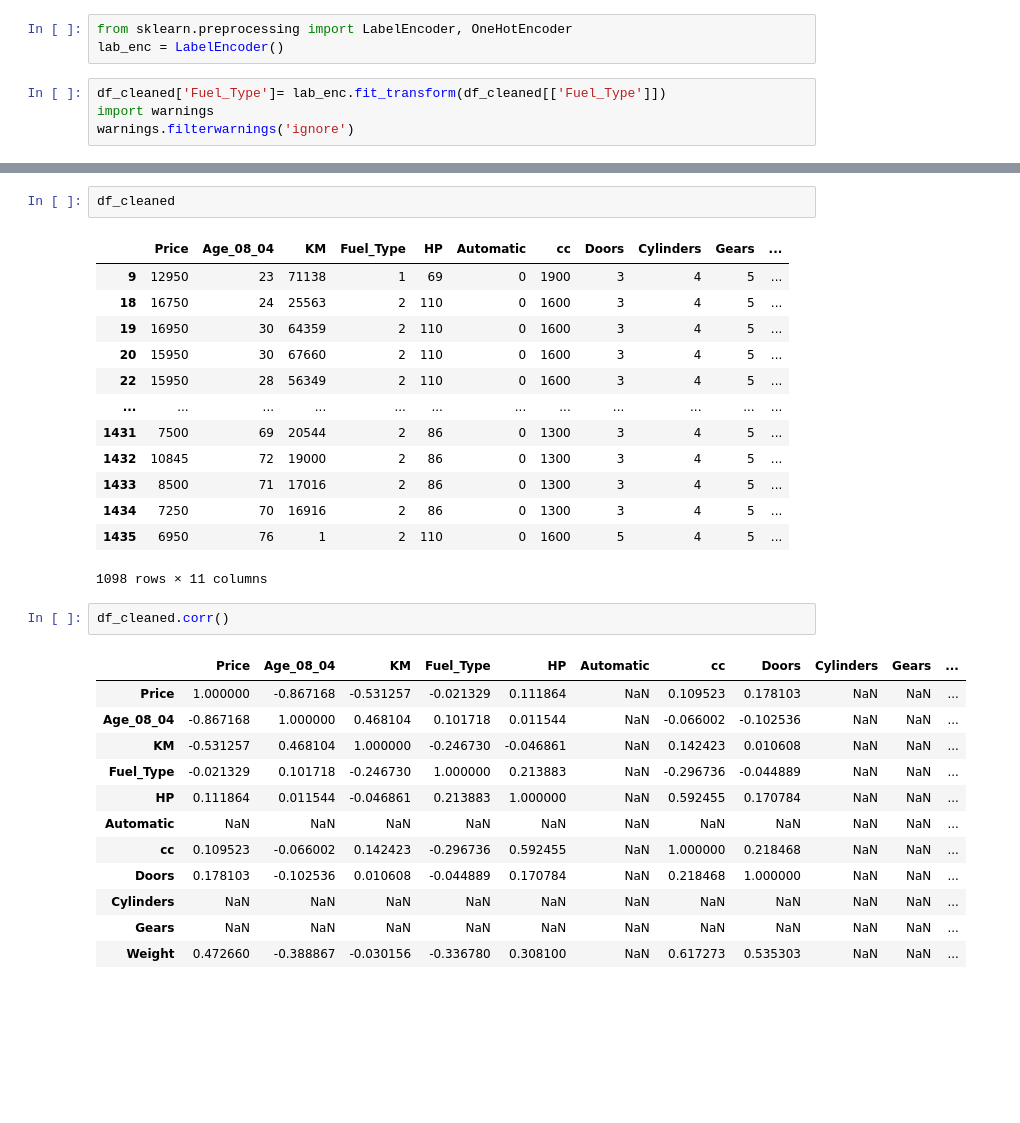
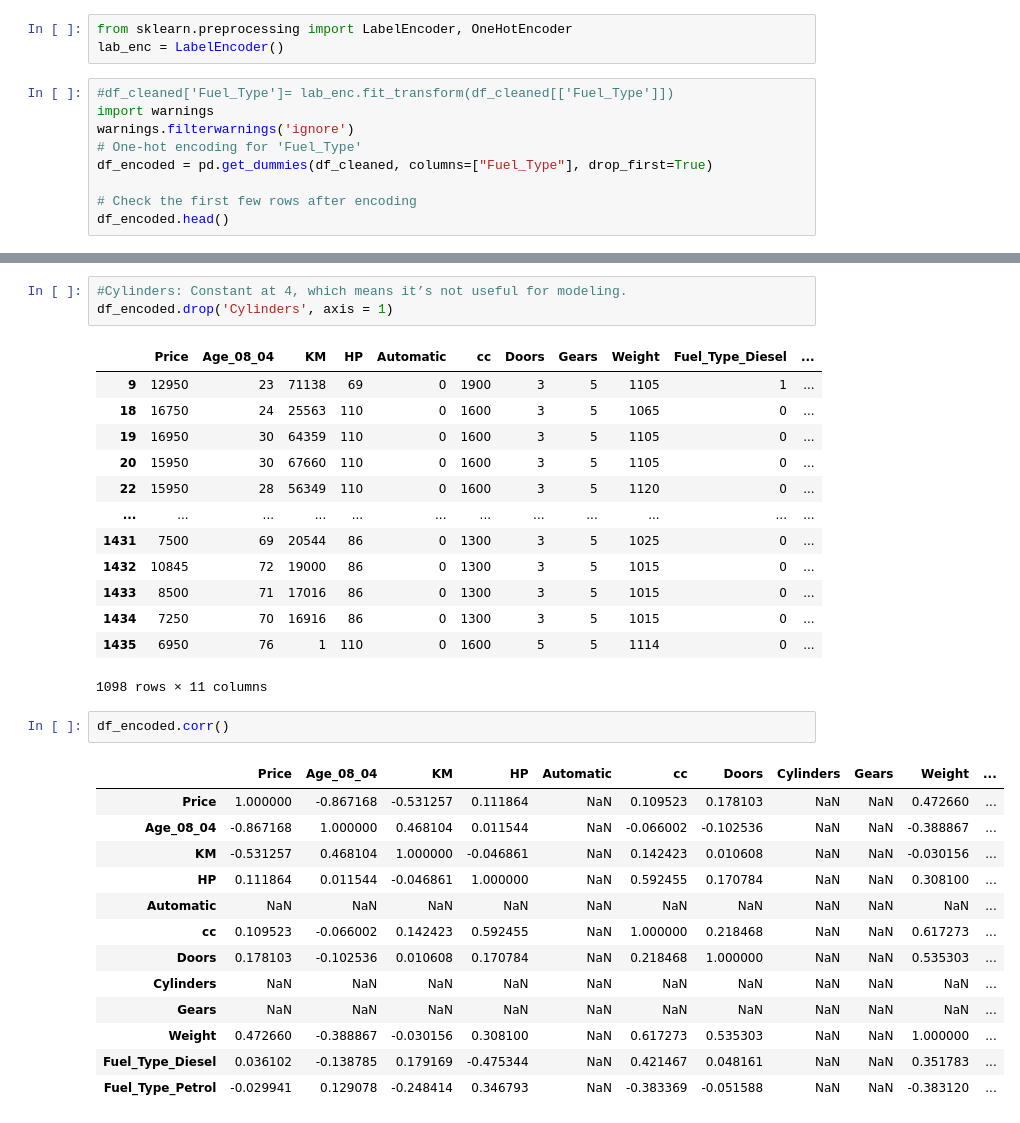
Before and after one commit to Ujjawal-AI/DataScience-Assignment, a Jupyter notebook: MultipleLinearRegession_Assignment.ipynb, the cells around one changed output, grey strips where cells are left out. Drawn from its saved outputs; the diff is of its cells as text; blank space fills up the shorter version.

```diff
--- a/MultipleLinearRegession_Assignment.ipynb
+++ b/MultipleLinearRegession_Assignment.ipynb
@@ -149,6 +149,11 @@ df_cleaned
 from sklearn.preprocessing import LabelEncoder, OneHotEncoder
 lab_enc = LabelEncoder()
 # %%
-df_cleaned['Fuel_Type']= lab_enc.fit_transform(df_cleaned[['Fuel_Type']])
+#df_cleaned['Fuel_Type']= lab_enc.fit_transform(df_cleaned[['Fuel_Type']])
 import warnings
 warnings.filterwarnings('ignore')
+# One-hot encoding for 'Fuel_Type'
+df_encoded = pd.get_dummies(df_cleaned, columns=["Fuel_Type"], drop_first=True)
+
+# Check the first few rows after encoding
+df_encoded.head()
@@ -155,34 +167,36 @@ warnings.filterwarnings('ignore')
 # %%
-df_cleaned
+#Cylinders: Constant at 4, which means it’s not useful for modeling.
+df_encoded.drop('Cylinders', axis = 1)
 # %% [output]
-|  | Price | Age_08_04 | KM | Fuel_Type | HP | Automatic | cc | Doors | Cylinders | Gears | ... |
-| 9 | 12950 | 23 | 71138 | 1 | 69 | 0 | 1900 | 3 | 4 | 5 | ... |
-| 18 | 16750 | 24 | 25563 | 2 | 110 | 0 | 1600 | 3 | 4 | 5 | ... |
-| 19 | 16950 | 30 | 64359 | 2 | 110 | 0 | 1600 | 3 | 4 | 5 | ... |
-| 20 | 15950 | 30 | 67660 | 2 | 110 | 0 | 1600 | 3 | 4 | 5 | ... |
-| 22 | 15950 | 28 | 56349 | 2 | 110 | 0 | 1600 | 3 | 4 | 5 | ... |
+|  | Price | Age_08_04 | KM | HP | Automatic | cc | Doors | Gears | Weight | Fuel_Type_Diesel | ... |
+| 9 | 12950 | 23 | 71138 | 69 | 0 | 1900 | 3 | 5 | 1105 | 1 | ... |
+| 18 | 16750 | 24 | 25563 | 110 | 0 | 1600 | 3 | 5 | 1065 | 0 | ... |
+| 19 | 16950 | 30 | 64359 | 110 | 0 | 1600 | 3 | 5 | 1105 | 0 | ... |
+| 20 | 15950 | 30 | 67660 | 110 | 0 | 1600 | 3 | 5 | 1105 | 0 | ... |
+| 22 | 15950 | 28 | 56349 | 110 | 0 | 1600 | 3 | 5 | 1120 | 0 | ... |
 | ... | ... | ... | ... | ... | ... | ... | ... | ... | ... | ... | ... |
-| 1431 | 7500 | 69 | 20544 | 2 | 86 | 0 | 1300 | 3 | 4 | 5 | ... |
-| 1432 | 10845 | 72 | 19000 | 2 | 86 | 0 | 1300 | 3 | 4 | 5 | ... |
-| 1433 | 8500 | 71 | 17016 | 2 | 86 | 0 | 1300 | 3 | 4 | 5 | ... |
-| 1434 | 7250 | 70 | 16916 | 2 | 86 | 0 | 1300 | 3 | 4 | 5 | ... |
-| 1435 | 6950 | 76 | 1 | 2 | 110 | 0 | 1600 | 5 | 4 | 5 | ... |
+| 1431 | 7500 | 69 | 20544 | 86 | 0 | 1300 | 3 | 5 | 1025 | 0 | ... |
+| 1432 | 10845 | 72 | 19000 | 86 | 0 | 1300 | 3 | 5 | 1015 | 0 | ... |
+| 1433 | 8500 | 71 | 17016 | 86 | 0 | 1300 | 3 | 5 | 1015 | 0 | ... |
+| 1434 | 7250 | 70 | 16916 | 86 | 0 | 1300 | 3 | 5 | 1015 | 0 | ... |
+| 1435 | 6950 | 76 | 1 | 110 | 0 | 1600 | 5 | 5 | 1114 | 0 | ... |
 1098 rows × 11 columns
 # %%
-df_cleaned.corr()
+df_encoded.corr()
 # %% [output]
-|  | Price | Age_08_04 | KM | Fuel_Type | HP | Automatic | cc | Doors | Cylinders | Gears | ... |
-| Price | 1.000000 | -0.867168 | -0.531257 | -0.021329 | 0.111864 | NaN | 0.109523 | 0.178103 | NaN | NaN | ... |
-| Age_08_04 | -0.867168 | 1.000000 | 0.468104 | 0.101718 | 0.011544 | NaN | -0.066002 | -0.102536 | NaN | NaN | ... |
-| KM | -0.531257 | 0.468104 | 1.000000 | -0.246730 | -0.046861 | NaN | 0.142423 | 0.010608 | NaN | NaN | ... |
-| Fuel_Type | -0.021329 | 0.101718 | -0.246730 | 1.000000 | 0.213883 | NaN | -0.296736 | -0.044889 | NaN | NaN | ... |
-| HP | 0.111864 | 0.011544 | -0.046861 | 0.213883 | 1.000000 | NaN | 0.592455 | 0.170784 | NaN | NaN | ... |
+|  | Price | Age_08_04 | KM | HP | Automatic | cc | Doors | Cylinders | Gears | Weight | ... |
+| Price | 1.000000 | -0.867168 | -0.531257 | 0.111864 | NaN | 0.109523 | 0.178103 | NaN | NaN | 0.472660 | ... |
+| Age_08_04 | -0.867168 | 1.000000 | 0.468104 | 0.011544 | NaN | -0.066002 | -0.102536 | NaN | NaN | -0.388867 | ... |
+| KM | -0.531257 | 0.468104 | 1.000000 | -0.046861 | NaN | 0.142423 | 0.010608 | NaN | NaN | -0.030156 | ... |
+| HP | 0.111864 | 0.011544 | -0.046861 | 1.000000 | NaN | 0.592455 | 0.170784 | NaN | NaN | 0.308100 | ... |
 | Automatic | NaN | NaN | NaN | NaN | NaN | NaN | NaN | NaN | NaN | NaN | ... |
-| cc | 0.109523 | -0.066002 | 0.142423 | -0.296736 | 0.592455 | NaN | 1.000000 | 0.218468 | NaN | NaN | ... |
-| Doors | 0.178103 | -0.102536 | 0.010608 | -0.044889 | 0.170784 | NaN | 0.218468 | 1.000000 | NaN | NaN | ... |
+| cc | 0.109523 | -0.066002 | 0.142423 | 0.592455 | NaN | 1.000000 | 0.218468 | NaN | NaN | 0.617273 | ... |
+| Doors | 0.178103 | -0.102536 | 0.010608 | 0.170784 | NaN | 0.218468 | 1.000000 | NaN | NaN | 0.535303 | ... |
 | Cylinders | NaN | NaN | NaN | NaN | NaN | NaN | NaN | NaN | NaN | NaN | ... |
 | Gears | NaN | NaN | NaN | NaN | NaN | NaN | NaN | NaN | NaN | NaN | ... |
-| Weight | 0.472660 | -0.388867 | -0.030156 | -0.336780 | 0.308100 | NaN | 0.617273 | 0.535303 | NaN | NaN | ... |
+| Weight | 0.472660 | -0.388867 | -0.030156 | 0.308100 | NaN | 0.617273 | 0.535303 | NaN | NaN | 1.000000 | ... |
+| Fuel_Type_Diesel | 0.036102 | -0.138785 | 0.179169 | -0.475344 | NaN | 0.421467 | 0.048161 | NaN | NaN | 0.351783 | ... |
+| Fuel_Type_Petrol | -0.029941 | 0.129078 | -0.248414 | 0.346793 | NaN | -0.383369 | -0.051588 | NaN | NaN | -0.383120 | ... |
 # %%
 # Heatmap of correlations
 plt.figure(figsize=(8, 6))
```
Also changed, not shown: parts of 27 cells of this notebook.
